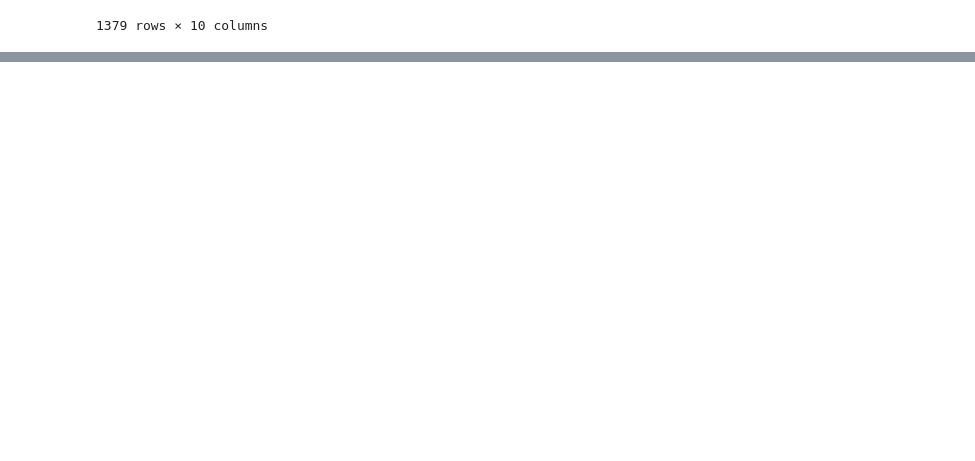
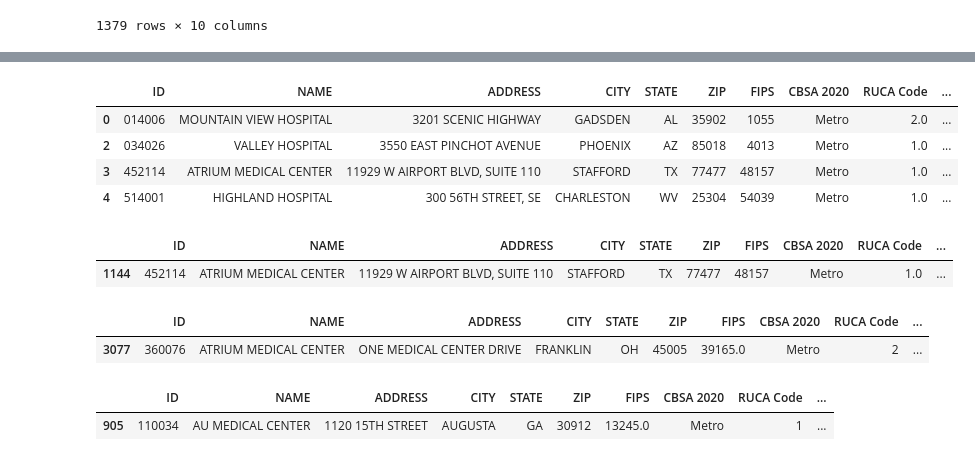
Before and after one commit to dgbrizan/dollarfor, a Jupyter notebook: DF - Hospitals.ipynb, the cells around one changed output, grey strips where cells are left out. Saved outputs shown, nothing was run; the diff lists cells and outputs as text; code cells hidden in the pictures; blank space fills up the shorter version.

```diff
--- a/DF - Hospitals.ipynb
+++ b/DF - Hospitals.ipynb
@@ -238,0 +219,24 @@ int_df
+# %%
+overlap_df2 = hosp_specialty.merge(hosp_acute.iloc[:,1:2], how = 'inner')
+overlap_df2.drop_duplicates()
+# %% [output]
+|  | ID | NAME | ADDRESS | CITY | STATE | ZIP | FIPS | CBSA 2020 | RUCA Code | ... |
+| 0 | 014006 | MOUNTAIN VIEW HOSPITAL | 3201 SCENIC HIGHWAY | GADSDEN | AL | 35902 | 1055 | Metro | 2.0 | ... |
+| 2 | 034026 | VALLEY HOSPITAL | 3550 EAST PINCHOT AVENUE | PHOENIX | AZ | 85018 | 4013 | Metro | 1.0 | ... |
+| 3 | 452114 | ATRIUM MEDICAL CENTER | 11929 W AIRPORT BLVD, SUITE 110 | STAFFORD | TX | 77477 | 48157 | Metro | 1.0 | ... |
+| 4 | 514001 | HIGHLAND HOSPITAL | 300 56TH STREET, SE | CHARLESTON | WV | 25304 | 54039 | Metro | 1.0 | ... |
+# %%
+hosp_specialty.loc[hosp_specialty["NAME"]=="ATRIUM MEDICAL CENTER"]
+# %% [output]
+|  | ID | NAME | ADDRESS | CITY | STATE | ZIP | FIPS | CBSA 2020 | RUCA Code | ... |
+| 1144 | 452114 | ATRIUM MEDICAL CENTER | 11929 W AIRPORT BLVD, SUITE 110 | STAFFORD | TX | 77477 | 48157 | Metro | 1.0 | ... |
+# %%
+hosp_acute.loc[hosp_acute["NAME"]=="ATRIUM MEDICAL CENTER"]
+# %% [output]
+|  | ID | NAME | ADDRESS | CITY | STATE | ZIP | FIPS | CBSA 2020 | RUCA Code | ... |
+| 3077 | 360076 | ATRIUM MEDICAL CENTER | ONE MEDICAL CENTER DRIVE | FRANKLIN | OH | 45005 | 39165.0 | Metro | 2 | ... |
+# %%
+hosp_acute.loc[hosp_acute["NAME"] == "AU MEDICAL CENTER"]
+# %% [output]
+|  | ID | NAME | ADDRESS | CITY | STATE | ZIP | FIPS | CBSA 2020 | RUCA Code | ... |
+| 905 | 110034 | AU MEDICAL CENTER | 1120 15TH STREET | AUGUSTA | GA | 30912 | 13245.0 | Metro | 1 | ... |
```
Also changed, not shown: parts of 25 cells of this notebook, 3 other files.
